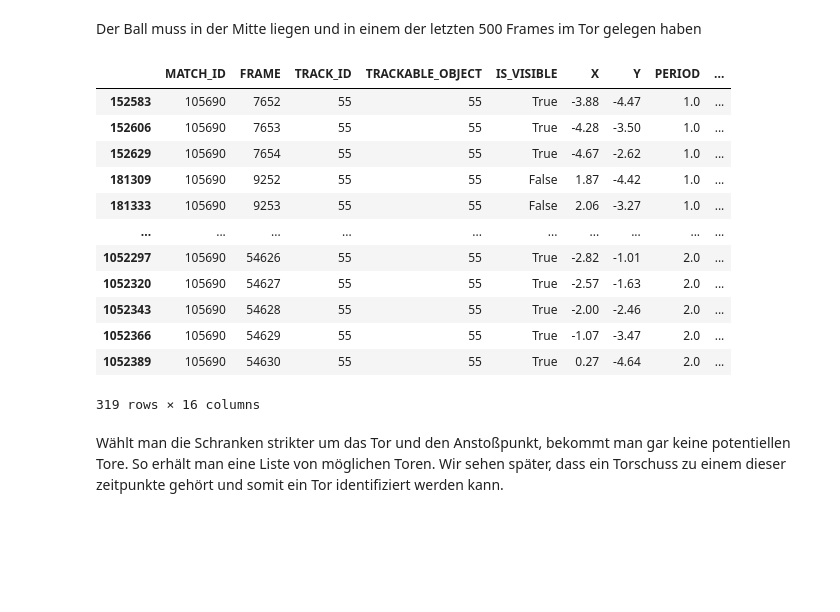
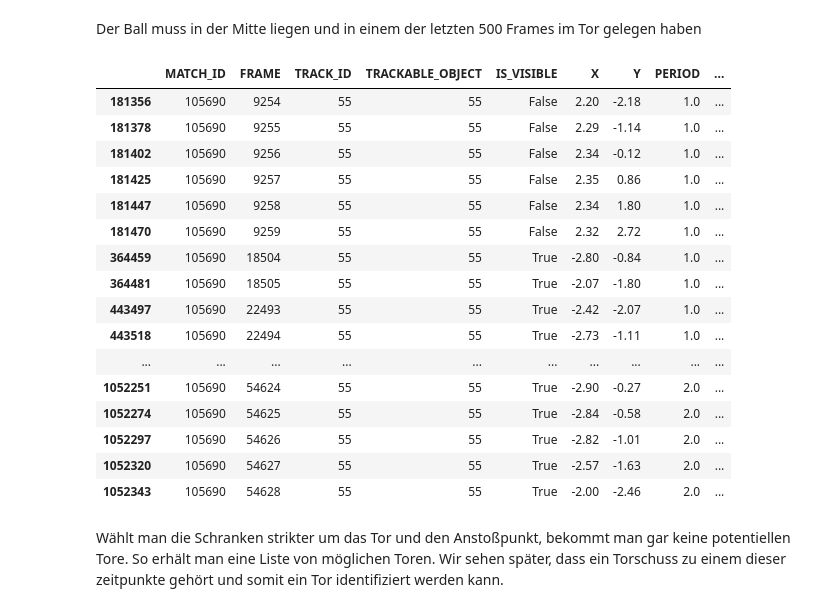
Before and after one commit to FelixFritz02/Eintracht-Data-Project, a Jupyter notebook: data_exploration.ipynb, the cells around one changed output. Drawn from its saved outputs; the diff is of its cells as text; code cells hidden in the pictures; blank space fills up the shorter version.

```diff
--- a/data_exploration.ipynb
+++ b/data_exploration.ipynb
@@ -232,35 +418,39 @@ tracking_ball[tracking_ball['TIME_DIFF'] >= "00:00:30.0"]
 # %% [markdown]
 Der Ball muss in der Mitte liegen und in einem der letzten 500 Frames im Tor gelegen haben
 # %%
-tracking_ball['is_center'] = (tracking_ball['X'].abs() < 5) & (tracking_ball['Y'].abs() < 5)
+tracking_ball['is_center'] = (tracking_ball['X'].abs() < 3) & (tracking_ball['Y'].abs() < 3)
 
 tracking_ball['is_goal_zone'] = (
     ((tracking_ball['X'] > 51) | (tracking_ball['X'] < -51) ) &
     (tracking_ball['Y'].abs() < 10)
 )
 
 tracking_ball['goal_in_last_1200'] = (
     tracking_ball['is_goal_zone']
     .rolling(window=1200, min_periods=1)
     .max()  # True, wenn mindestens 1x True in diesem Fenster war
 )
 
 result = tracking_ball[tracking_ball['is_center'] & tracking_ball['goal_in_last_1200'] ]
 result
 # %% [output]
 |  | MATCH_ID | FRAME | TRACK_ID | TRACKABLE_OBJECT | IS_VISIBLE | X | Y | PERIOD | ... |
-| 152583 | 105690 | 7652 | 55 | 55 | True | -3.88 | -4.47 | 1.0 | ... |
-| 152606 | 105690 | 7653 | 55 | 55 | True | -4.28 | -3.50 | 1.0 | ... |
-| 152629 | 105690 | 7654 | 55 | 55 | True | -4.67 | -2.62 | 1.0 | ... |
-| 181309 | 105690 | 9252 | 55 | 55 | False | 1.87 | -4.42 | 1.0 | ... |
-| 181333 | 105690 | 9253 | 55 | 55 | False | 2.06 | -3.27 | 1.0 | ... |
+| 181356 | 105690 | 9254 | 55 | 55 | False | 2.20 | -2.18 | 1.0 | ... |
+| 181378 | 105690 | 9255 | 55 | 55 | False | 2.29 | -1.14 | 1.0 | ... |
+| 181402 | 105690 | 9256 | 55 | 55 | False | 2.34 | -0.12 | 1.0 | ... |
+| 181425 | 105690 | 9257 | 55 | 55 | False | 2.35 | 0.86 | 1.0 | ... |
+| 181447 | 105690 | 9258 | 55 | 55 | False | 2.34 | 1.80 | 1.0 | ... |
+| 181470 | 105690 | 9259 | 55 | 55 | False | 2.32 | 2.72 | 1.0 | ... |
+| 364459 | 105690 | 18504 | 55 | 55 | True | -2.80 | -0.84 | 1.0 | ... |
+| 364481 | 105690 | 18505 | 55 | 55 | True | -2.07 | -1.80 | 1.0 | ... |
+| 443497 | 105690 | 22493 | 55 | 55 | True | -2.42 | -2.07 | 1.0 | ... |
+| 443518 | 105690 | 22494 | 55 | 55 | True | -2.73 | -1.11 | 1.0 | ... |
 | ... | ... | ... | ... | ... | ... | ... | ... | ... | ... |
+| 1052251 | 105690 | 54624 | 55 | 55 | True | -2.90 | -0.27 | 2.0 | ... |
+| 1052274 | 105690 | 54625 | 55 | 55 | True | -2.84 | -0.58 | 2.0 | ... |
 | 1052297 | 105690 | 54626 | 55 | 55 | True | -2.82 | -1.01 | 2.0 | ... |
 | 1052320 | 105690 | 54627 | 55 | 55 | True | -2.57 | -1.63 | 2.0 | ... |
 | 1052343 | 105690 | 54628 | 55 | 55 | True | -2.00 | -2.46 | 2.0 | ... |
-| 1052366 | 105690 | 54629 | 55 | 55 | True | -1.07 | -3.47 | 2.0 | ... |
-| 1052389 | 105690 | 54630 | 55 | 55 | True | 0.27 | -4.64 | 2.0 | ... |
-319 rows × 16 columns
 # %% [markdown]
 Wählt man die Schranken strikter um das Tor und den Anstoßpunkt, bekommt man gar keine potentiellen Tore. So erhält man eine Liste von möglichen Toren. Wir sehen später, dass ein Torschuss zu einem dieser zeitpunkte gehört und somit ein Tor identifiziert werden kann.
 # %%
```
Also changed, not shown: parts of 14 cells of this notebook, 15 other files.
